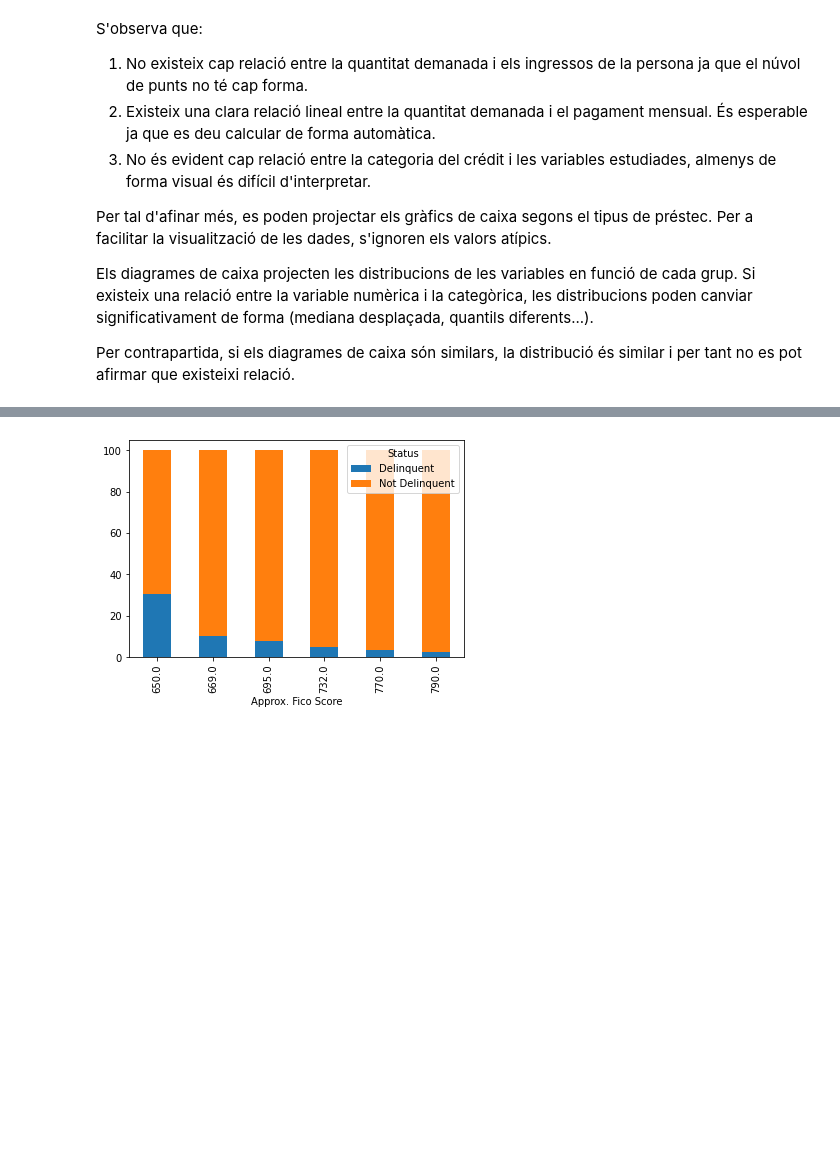
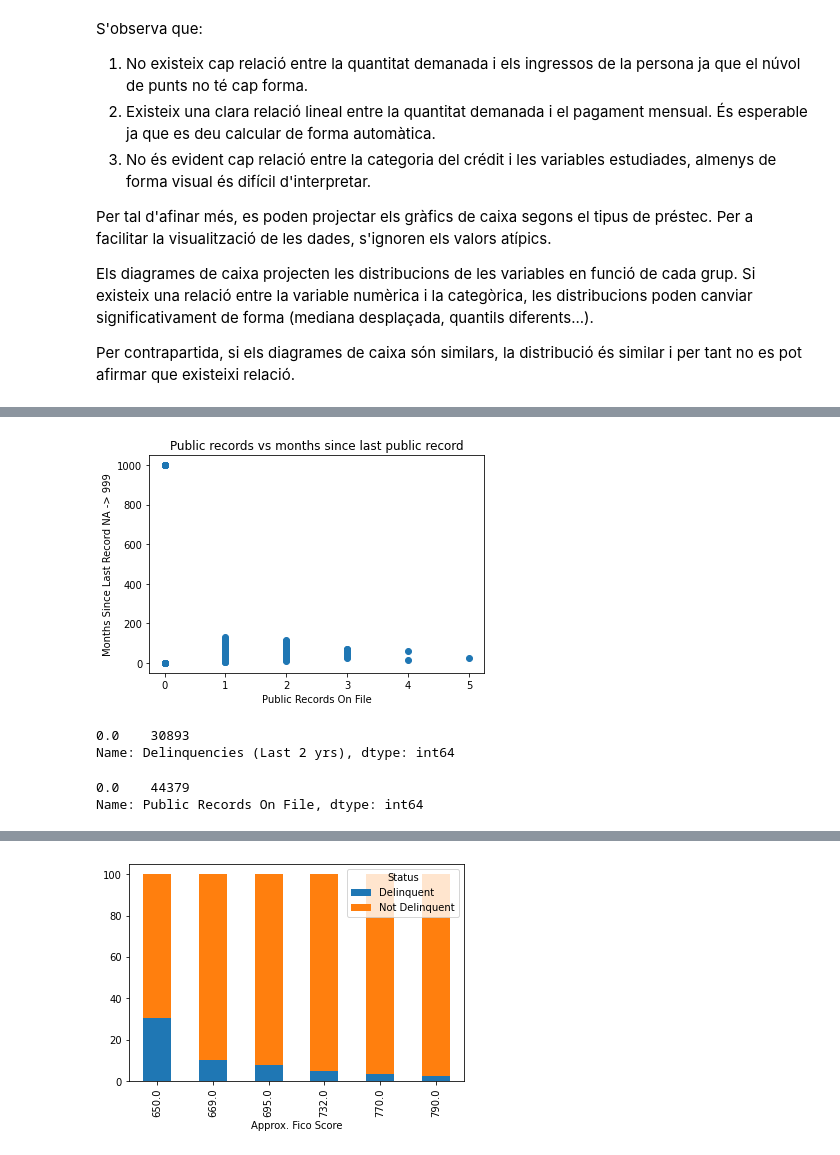
Before and after one commit to Jolicost/Loan-data-analysis, a Jupyter notebook: M2.951_20201_Pràctica2_LoanStatsDataset.ipynb, the cells around one changed output, grey strips where cells are left out. Saved outputs shown, nothing was run; the diff lists cells and outputs as text; code cells hidden in the pictures; blank space fills up the shorter version.

```diff
--- a/M2.951_20201_Pràctica2_LoanStatsDataset.ipynb
+++ b/M2.951_20201_Pràctica2_LoanStatsDataset.ipynb
@@ -321,0 +377,21 @@ S'analitzen ara les altres variables numèriques que ténen importància. Es des
+# %%
+# Crear una nova variable que sigui els mesos des de l'últim impagament sense els NA, s'imputen els valors 999 per dierenciar-los de la resta
+df_selectedCategorical['Months Since Last Record NoNA'] = df_selectedCategorical['Months Since Last Record'].fillna(999)
+plt.scatter(df_selectedCategorical['Public Records On File'], df_selectedCategorical['Months Since Last Record NoNA'])
+plt.title("Public records vs months since last public record")
+plt.xlabel("Public Records On File")
+plt.ylabel("Months Since Last Record NA -> 999")
+plt.show()
+# %% [output]
+[figure, added]
+# %%
+# També es pot comprovar mirant els valors únics que tenen les files filtrades pels valors NA
+df_selectedCategorical[df_selectedCategorical['Months Since Last Delinquency NoNA'] == 999]['Delinquencies (Last 2 yrs)'].value_counts()
+# %% [output]
+0.0    30893
+Name: Delinquencies (Last 2 yrs), dtype: int64
+# %%
+df_selectedCategorical[df_selectedCategorical['Months Since Last Record NoNA'] == 999]['Public Records On File'].value_counts()
+# %% [output]
+0.0    44379
+Name: Public Records On File, dtype: int64
```
Also changed, not shown: parts of 49 cells of this notebook.
